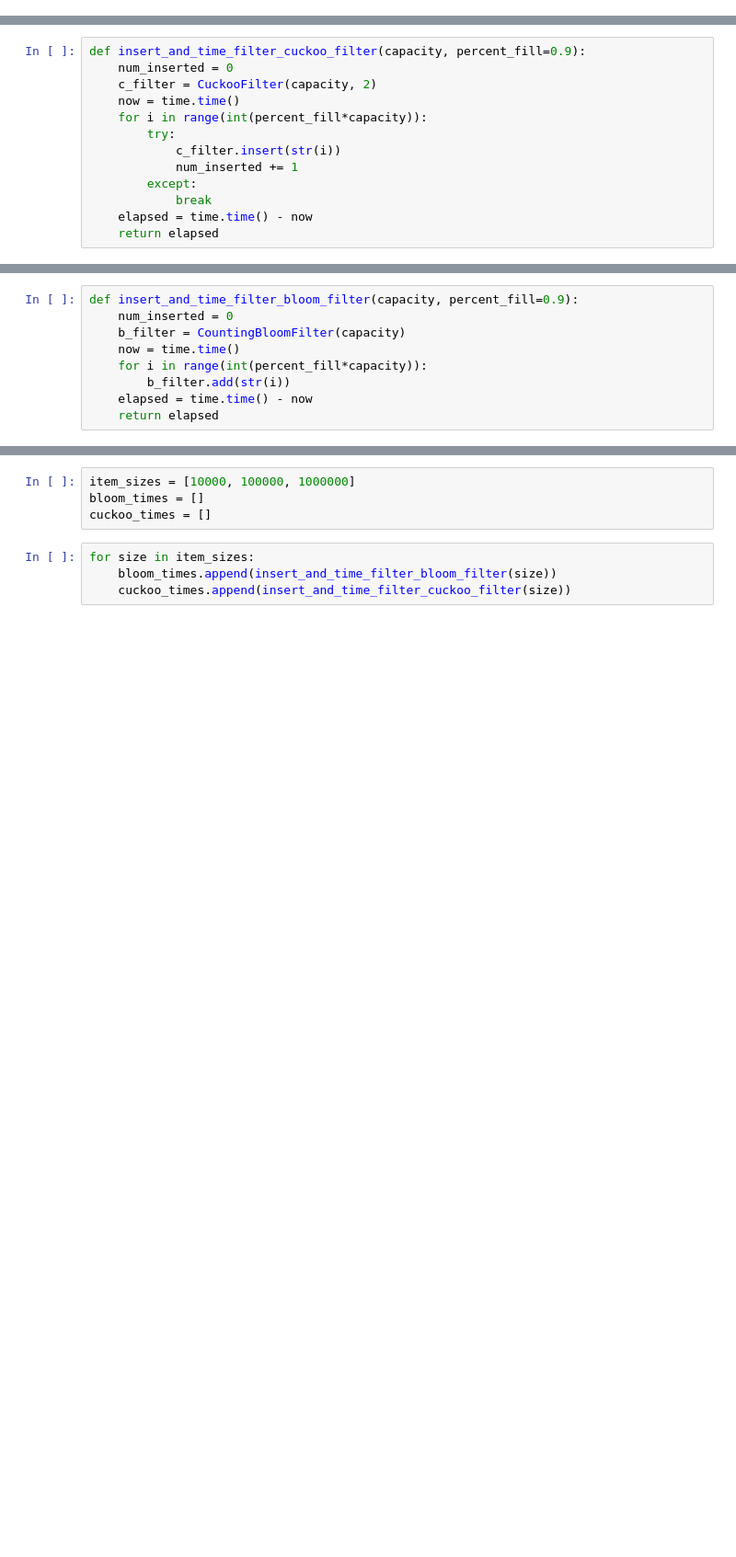
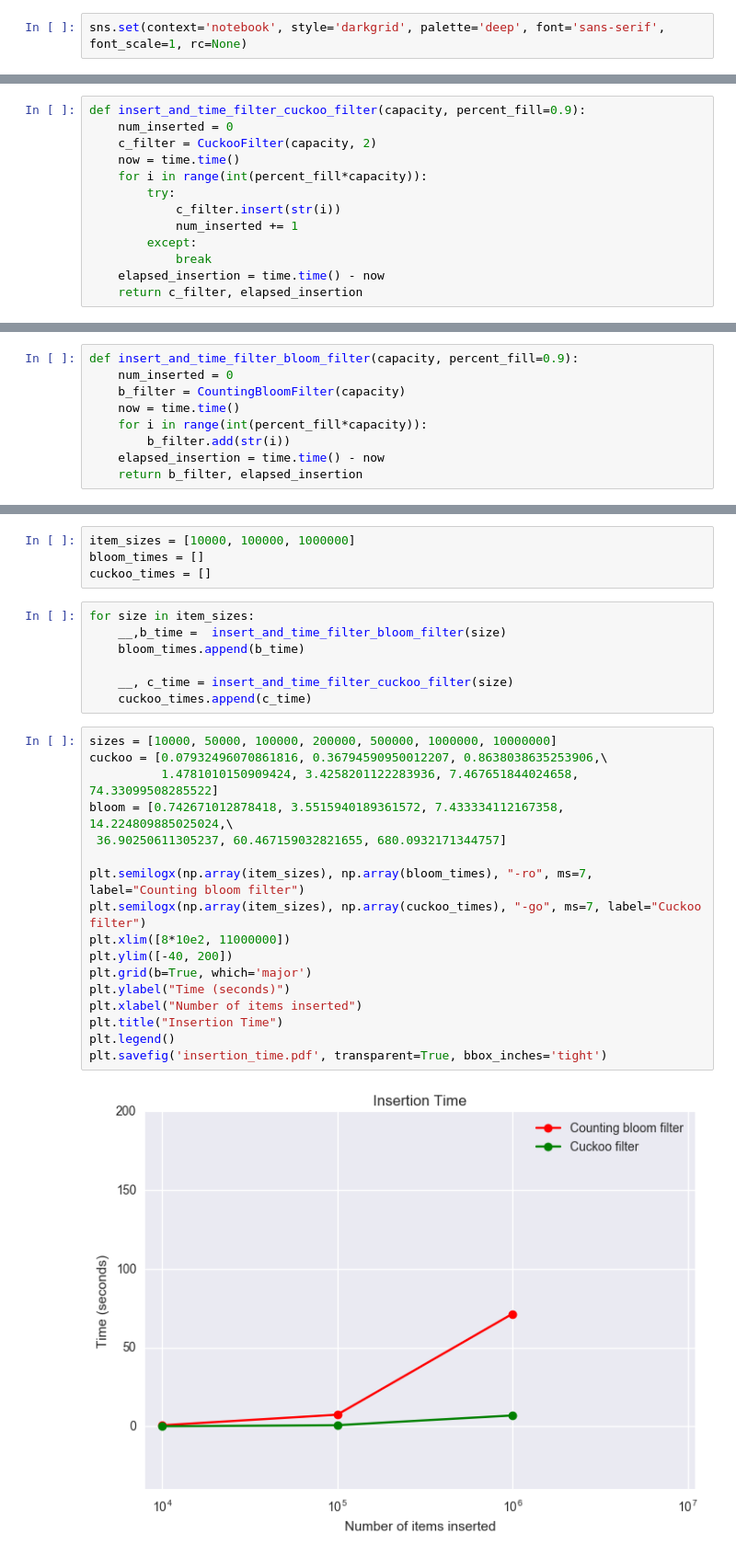
Before and after one commit to fastforwardlabs/cuckoofilter, a Jupyter notebook: bench_marking_notebook.ipynb, the cells around one changed output, grey strips where cells are left out. Shown: that part at 92% size. Cells and saved outputs as stored; diff of their text form; blank space fills up the shorter version.

Commit message:
adding figures and updated post

```diff
--- a/bench_marking_notebook.ipynb
+++ b/bench_marking_notebook.ipynb
@@ -13,0 +21,2 @@ b_filter = CountingBloomFilter(cpty)
+# %%
+sns.set(context='notebook', style='darkgrid', palette='deep', font='sans-serif', font_scale=1, rc=None)
@@ -22,8 +33,8 @@ def insert_and_time_filter_cuckoo_filter(capacity, percent_fill=0.9):
             num_inserted += 1
         except:
             break
-    elapsed = time.time() - now
-    return elapsed
+    elapsed_insertion = time.time() - now
+    return c_filter, elapsed_insertion
 # %%
 insert_and_time_filter_cuckoo_filter(10000)
 # %% [output]
@@ -35,8 +46,8 @@ def insert_and_time_filter_bloom_filter(capacity, percent_fill=0.9):
     now = time.time()
     for i in range(int(percent_fill*capacity)):
         b_filter.add(str(i))
-    elapsed = time.time() - now
-    return elapsed
+    elapsed_insertion = time.time() - now
+    return b_filter, elapsed_insertion
 # %%
 insert_and_time_filter_bloom_filter(10000)
 # %% [output]
@@ -47,5 +59,27 @@ bloom_times = []
 cuckoo_times = []
 # %%
 for size in item_sizes:
-    bloom_times.append(insert_and_time_filter_bloom_filter(size))
-    cuckoo_times.append(insert_and_time_filter_cuckoo_filter(size))
+    __,b_time =  insert_and_time_filter_bloom_filter(size)
+    bloom_times.append(b_time)
+
+    __, c_time = insert_and_time_filter_cuckoo_filter(size)
+    cuckoo_times.append(c_time)
+# %%
+sizes = [10000, 50000, 100000, 200000, 500000, 1000000, 10000000]
+cuckoo = [0.07932496070861816, 0.36794590950012207, 0.8638038635253906,\
+          1.4781010150909424, 3.4258201122283936, 7.467651844024658, 74.33099508285522]
+bloom = [0.742671012878418, 3.5515940189361572, 7.433334112167358, 14.224809885025024,\
+ 36.90250611305237, 60.467159032821655, 680.0932171344757]
+
+plt.semilogx(np.array(item_sizes), np.array(bloom_times), "-ro", ms=7, label="Counting bloom filter")
+plt.semilogx(np.array(item_sizes), np.array(cuckoo_times), "-go", ms=7, label="Cuckoo filter")
+plt.xlim([8*10e2, 11000000])
+plt.ylim([-40, 200])
+plt.grid(b=True, which='major')
+plt.ylabel("Time (seconds)")
+plt.xlabel("Number of items inserted")
+plt.title("Insertion Time")
+plt.legend()
+plt.savefig('insertion_time.pdf', transparent=True, bbox_inches='tight')
+# %% [output]
+[figure, added]
```
Also changed, not shown: parts of 25 cells of this notebook, 6 other files.
